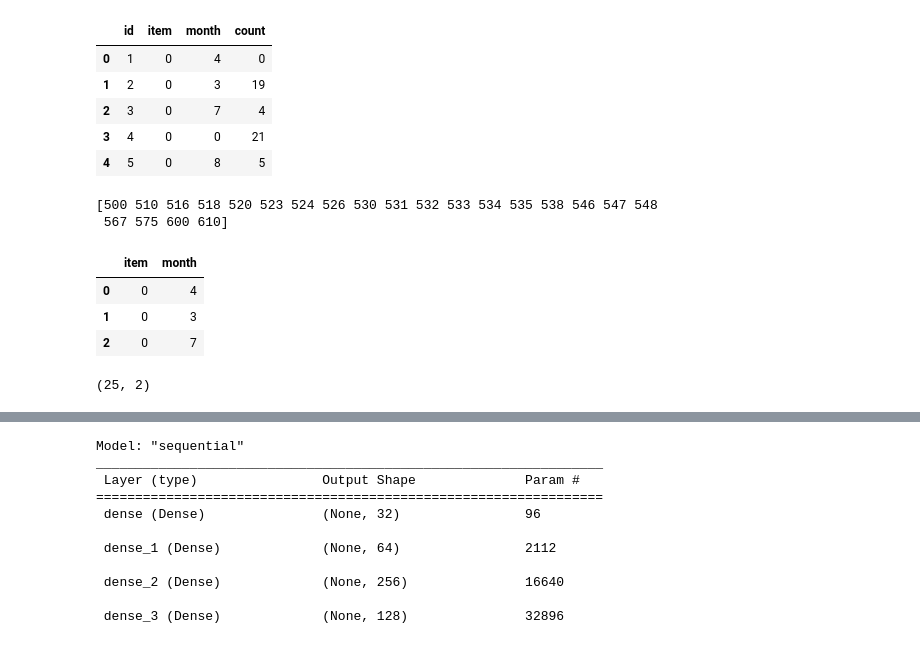
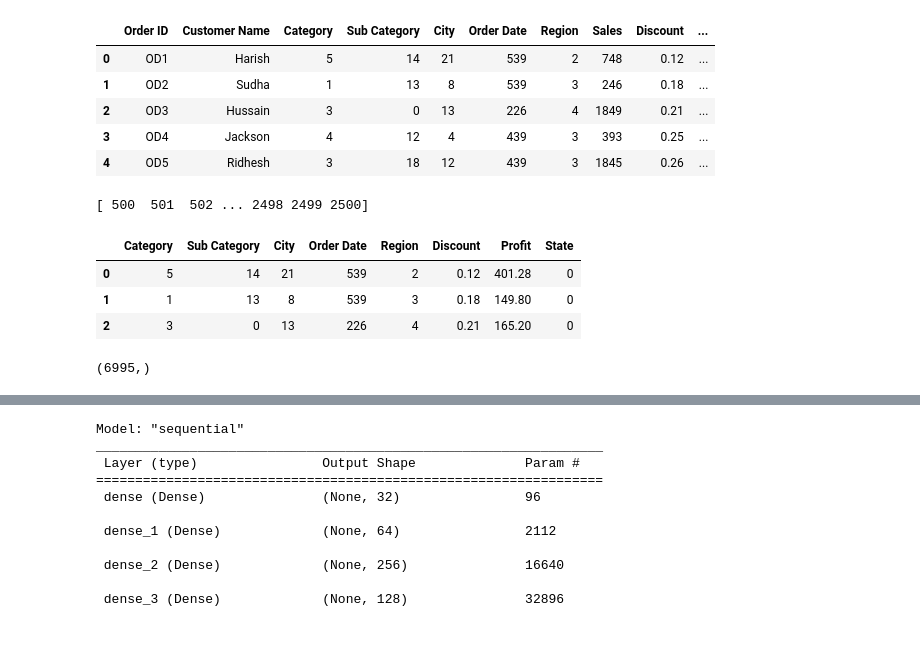
Before and after one commit to ashensasanka/waste_management, a Jupyter notebook: item_prediction.ipynb, the cells around one changed output, grey strips where cells are left out. Drawn from its saved outputs; the diff is of its cells as text; code cells hidden in the pictures.

```diff
--- a/item_prediction.ipynb
+++ b/item_prediction.ipynb
@@ -4,6 +4,6 @@ import numpy as np
 import seaborn as sns
 from tensorflow import keras
 # %%
-df = pd.read_csv("./data_set.csv")
+df = pd.read_csv("./Supermart_Grocery_Sales_Retail_Analytics_Dataset.csv")
 df.head()
 # %% [output]
@@ -36,39 +28,42 @@ Name: count, dtype: int64
 # %%
 from sklearn.preprocessing import LabelEncoder
 le = LabelEncoder()
-df['item'] = le.fit_transform(df['item'])
-df['month'] = le.fit_transform(df['month'])
-df['count'] = le.fit_transform(df['count'])
+df['Category'] = le.fit_transform(df['Category'])
+df['Sub Category'] = le.fit_transform(df['Sub Category'])
+df['City'] = le.fit_transform(df['City'])
+df['Order Date'] = le.fit_transform(df['Order Date'])
+df['Region'] = le.fit_transform(df['Region'])
+df['State'] = le.fit_transform(df['State'])
+df['Sales'] = le.fit_transform(df['Sales'])
 df.head()
 # %% [output]
-|  | id | item | month | count |
-| 0 | 1 | 0 | 4 | 0 |
-| 1 | 2 | 0 | 3 | 19 |
-| 2 | 3 | 0 | 7 | 4 |
-| 3 | 4 | 0 | 0 | 21 |
-| 4 | 5 | 0 | 8 | 5 |
+|  | Order ID | Customer Name | Category | Sub Category | City | Order Date | Region | Sales | Discount | ... |
+| 0 | OD1 | Harish | 5 | 14 | 21 | 539 | 2 | 748 | 0.12 | ... |
+| 1 | OD2 | Sudha | 1 | 13 | 8 | 539 | 3 | 246 | 0.18 | ... |
+| 2 | OD3 | Hussain | 3 | 0 | 13 | 226 | 4 | 1849 | 0.21 | ... |
+| 3 | OD4 | Jackson | 4 | 12 | 4 | 439 | 3 | 393 | 0.25 | ... |
+| 4 | OD5 | Ridhesh | 3 | 18 | 12 | 439 | 3 | 1845 | 0.26 | ... |
 # %%
 count_class = le.classes_
 print(count_class)
 # %% [output]
-[500 510 516 518 520 523 524 526 530 531 532 533 534 535 538 546 547 548
- 567 575 600 610]
+[ 500  501  502 ... 2498 2499 2500]
 # %%
-X = df.drop(columns=['id', 'count'])
-y = df['count']
+X = df.drop(columns=['Order ID','Customer Name', 'Sales'])
+y = df['Sales']
 X.head(3)
 # %% [output]
-|  | item | month |
-| 0 | 0 | 4 |
-| 1 | 0 | 3 |
-| 2 | 0 | 7 |
+|  | Category | Sub Category | City | Order Date | Region | Discount | Profit | State |
+| 0 | 5 | 14 | 21 | 539 | 2 | 0.12 | 401.28 | 0 |
+| 1 | 1 | 13 | 8 | 539 | 3 | 0.18 | 149.80 | 0 |
+| 2 | 3 | 0 | 13 | 226 | 4 | 0.21 | 165.20 | 0 |
 # %%
 from sklearn.model_selection import train_test_split
 x_train, x_test, y_train, y_test = train_test_split(X, y, test_size=0.3, shuffle=True, random_state=69)
 # %%
-x_train.shape
+y_train.shape
 # %% [output]
-(25, 2)
+(6995,)
 # %%
 from sklearn.preprocessing import StandardScaler
 sc = StandardScaler()
```
Also changed, not shown: parts of 5 cells of this notebook, 1 other file.
